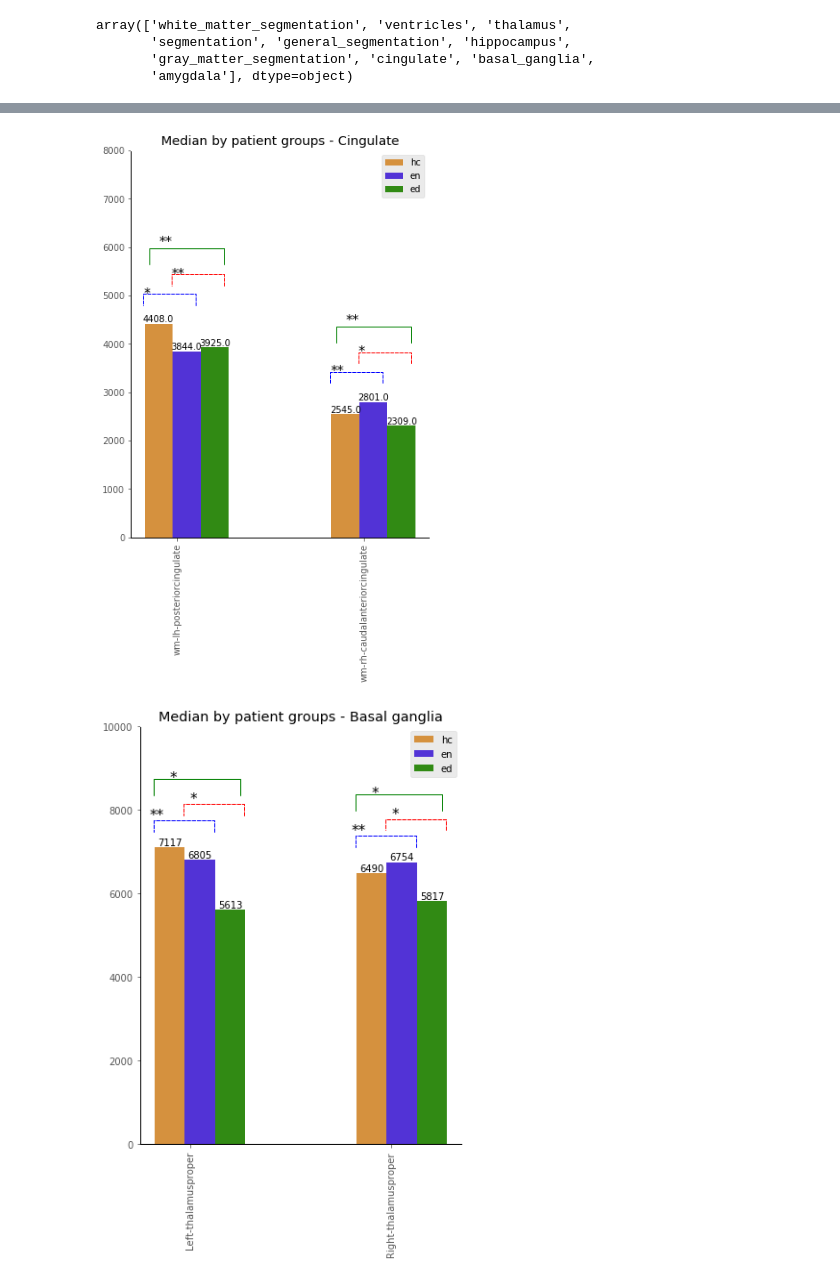
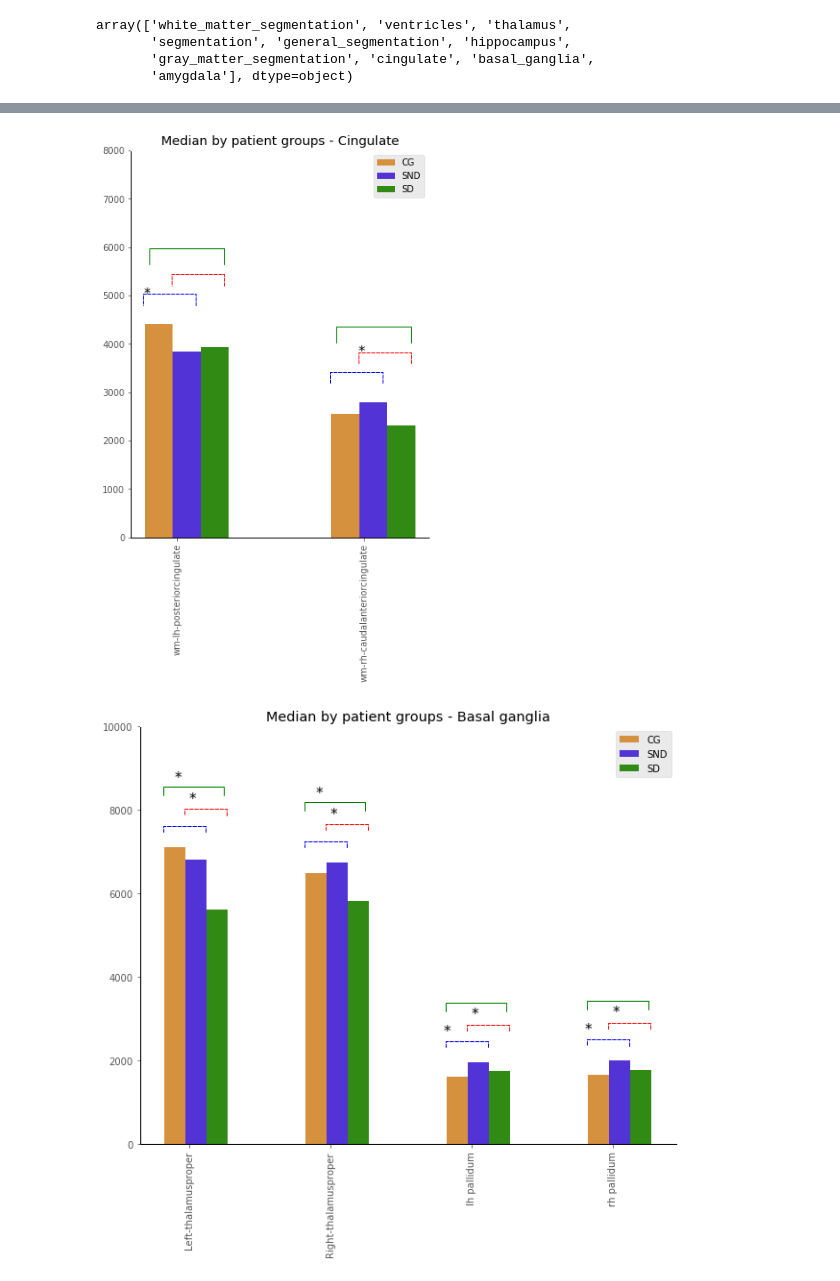
Before and after one commit to josealejolibreros/schizophrenic_data_processing, a Jupyter notebook: graphs_q2_and_mann_whitney_between_groups.ipynb, the cells around one changed output, grey strips where cells are left out. Drawn from its saved outputs; the diff is of its cells as text; code cells hidden in the pictures.

```diff
--- a/graphs_q2_and_mann_whitney_between_groups.ipynb
+++ b/graphs_q2_and_mann_whitney_between_groups.ipynb
@@ -981,13 +1531,13 @@ for general_structure in ['cingulate']:
 
     margin = 0.1
     width = 0.15         # the width of the bars
-    bar1 = ax.bar(margin + ind, q2_hc, width,  label='hc', color = '#d5913e')
-    bar2 = ax.bar(margin + ind + width, q2_en, width, label='en', color = '#5233d6')
-    bar3 = ax.bar(margin + ind + 2*width, q2_ed, width, label='ed', color = '#318a14')
+    bar1 = ax.bar(margin + ind, q2_hc, width,  label='CG', color = '#d5913e')
+    bar2 = ax.bar(margin + ind + width, q2_en, width, label='SND', color = '#5233d6')
+    bar3 = ax.bar(margin + ind + 2*width, q2_ed, width, label='SD', color = '#318a14')
 
     for rect in bar1 + bar2 + bar3:
         height = rect.get_height()
-        plt.text(rect.get_x() + rect.get_width()/2.0, height, '%.1f' % int(height), ha='center', va='bottom')
+        #plt.text(rect.get_x() + rect.get_width()/2.0, height, '%.1f' % int(height), ha='center', va='bottom')
 
     ax.set_title('Median by patient groups - Cingulate')
     ax.set_xticks(ind + margin + 2*width / 3)
@@ -1004,14 +1554,6 @@ for general_structure in ['cingulate']:
     ax.spines['left'].set_color('black')
 
     ax.legend()
-
-    def define_mark(array,idx):
-        if array[idx]<=0.05:
-            mark = '*'
-        else:
-            mark = '**'
-
-        return mark
 
 
     def label_diff_1_3(i,j,text,X,group1,group2,group3):
@@ -1098,11 +1640,11 @@ for general_structure in ['cingulate']:
     #label_diff_1_2(2,3,'p='+str('%.3f'%(mann_whitney_hc_vs_en_pvalue[2])),ind,q2_hc.values,q2_en.values,q2_ed.values)
     #label_diff_1_2(3,4,'p='+str('%.3f'%(mann_whitney_hc_vs_en_pvalue[3])),ind,q2_hc.values,q2_en.values,q2_ed.values)
     #label_diff_1_2(4,5,'p='+str('%.3f'%(mann_whitney_hc_vs_en_pvalue[4])),ind,q2_hc.values,q2_en.values,q2_ed.values)
-    fig.savefig('cingulate_plot.pdf', dpi=fig.dpi)
+    fig.savefig('cingulate_plot.pdf', dpi=fig.dpi, bbox_inches="tight")
 # %% [output]
-[figure, old version]
+[figure, new version]
 # %%
-substructure_names = ['Left-thalamusproper','Right-thalamusproper']
+substructure_names = ['Left-thalamusproper','Right-thalamusproper','lh pallidum','rh pallidum']
 #'lf-PuA','lf-L-Sg',
 for general_structure in ['basal_ganglia']:
     #general_structure_data = data_non[(data_non['general_structure']==general_structure)]
@@ -1118,7 +1660,7 @@ for general_structure in ['basal_ganglia']:
 
     #general_structure_data_f = general_structure_data.loc[substructure_names]
 
-    general_structure_data = general_structure_data.iloc[[0,1]]
+    general_structure_data = general_structure_data.iloc[[0,1,6,7]]
     general_structure_data = pd.DataFrame(general_structure_data)
 
     q2_hc = general_structure_data['hc_q2']
@@ -1128,19 +1670,19 @@ for general_structure in ['basal_ganglia']:
     mann_whitney_hc_vs_ed_pvalue = general_structure_data['mann_whitney_hc_vs_ed_pvalue'].values
     mann_whitney_en_vs_ed_pvalue = general_structure_data['mann_whitney_en_vs_ed_pvalue'].values
 
-    fig, ax = plt.subplots(figsize=(6, 8))
+    fig, ax = plt.subplots(figsize=(10, 8))
 
     ind = np.arange(len(substructure_names))    # the x locations for the groups
 
     margin = 0.1
     width = 0.15         # the width of the bars
-    bar1 = ax.bar(margin + ind, q2_hc, width,  label='hc', color = '#d5913e')
-    bar2 = ax.bar(margin + ind + width, q2_en, width, label='en', color = '#5233d6')
-    bar3 = ax.bar(margin + ind + 2*width, q2_ed, width, label='ed', color = '#318a14')
+    bar1 = ax.bar(margin + ind, q2_hc, width,  label='CG', color = '#d5913e')
+    bar2 = ax.bar(margin + ind + width, q2_en, width, label='SND', color = '#5233d6')
+    bar3 = ax.bar(margin + ind + 2*width, q2_ed, width, label='SD', color = '#318a14')
 
     for rect in bar1 + bar2 + bar3:
         height = rect.get_height()
-        plt.text(rect.get_x() + rect.get_width()/2.0, height, '%d' % int(height), ha='center', va='bottom')
+        #plt.text(rect.get_x() + rect.get_width()/2.0, height, '%d' % int(height), ha='center', va='bottom')
 
     ax.set_title('Median by patient groups - Basal ganglia')
     ax.set_xticks(ind + margin + 2*width / 3)
@@ -1157,14 +1699,6 @@ for general_structure in ['basal_ganglia']:
     ax.spines['left'].set_color('black')
 
     ax.legend()
-
-    def define_mark(array,idx):
-        if array[idx]<=0.05:
-            mark = '*'
-        else:
-            mark = '**'
-
-        return mark
 
 
     def label_diff_1_3(i,j,text,X,group1,group2,group3):
@@ -1225,33 +1759,33 @@ for general_structure in ['basal_ganglia']:
 
 
     def label_diff_1_2(i,j,text,X,group1,group2,group3):
         #x = (X[i]+X[j])/2
         pos_max = max(group1[i], group2[i], group3[i])
         y_hc_en = pos_max + 200
         y_hc_ed = 1.2* pos_max
         y_ed_en = 1.3* pos_max
         #dx = abs(X[i]-X[j])
 
         props = {'connectionstyle':'bar','arrowstyle':'-',\
                      'linestyle':'--','shrinkA':7,'shrinkB':7,'linewidth':1, 'color':'blue'}
         #ax.annotate(text, xy=(X[i],y+7), zorder=10)
         #ax.annotate('', xy=(X[i],y), xytext=(X[j],y), arrowprops=props)
         ax.annotate(text, xy=(i,y_hc_en+450), zorder=10, size = 15)
         ax.annotate('', xy=(i+0.02,y_hc_en), xytext=(i+0.32,y_hc_en), arrowprops=props)
 
     # Call the function
     #label_diff(0,1,'p=0.0370',ind,q2_hc)
 
     for idx in range (0,len(substructure_names)):
         mark = define_mark(mann_whitney_hc_vs_en_pvalue,idx)
         label_diff_1_2(idx,1,mark,ind,q2_hc.values,q2_en.values,q2_ed.values)
 
     #label_diff_1_2(0,1,'p='+str('%.3f'%(mann_whitney_hc_vs_en_pvalue[0])),ind,q2_hc.values,q2_en.values,q2_ed.values)
     #label_diff_1_2(1,2,'p='+str('%.3f'%(mann_whitney_hc_vs_en_pvalue[1])),ind,q2_hc.values,q2_en.values,q2_ed.values)
     #label_diff_1_2(2,3,'p='+str('%.3f'%(mann_whitney_hc_vs_en_pvalue[2])),ind,q2_hc.values,q2_en.values,q2_ed.values)
     #label_diff_1_2(3,4,'p='+str('%.3f'%(mann_whitney_hc_vs_en_pvalue[3])),ind,q2_hc.values,q2_en.values,q2_ed.values)
     #label_diff_1_2(4,5,'p='+str('%.3f'%(mann_whitney_hc_vs_en_pvalue[4])),ind,q2_hc.values,q2_en.values,q2_ed.values)
-    fig.savefig('basal_ganglia_plot.pdf', dpi=fig.dpi)
+    fig.savefig('basal_ganglia_plot.pdf', dpi=fig.dpi, bbox_inches="tight")
 # %% [output]
-[figure, old version]
+[figure, new version]
 # %%
```
Also changed, not shown: parts of 12 cells of this notebook.
